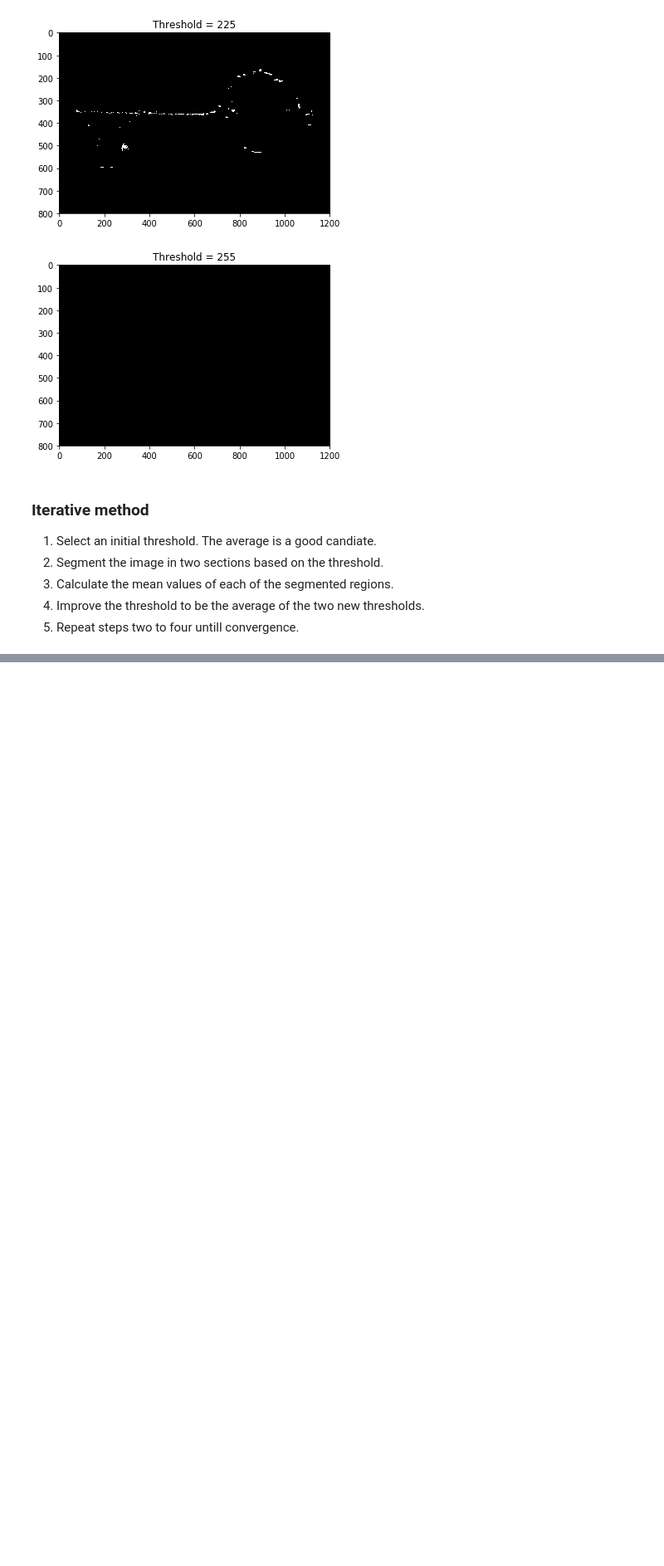
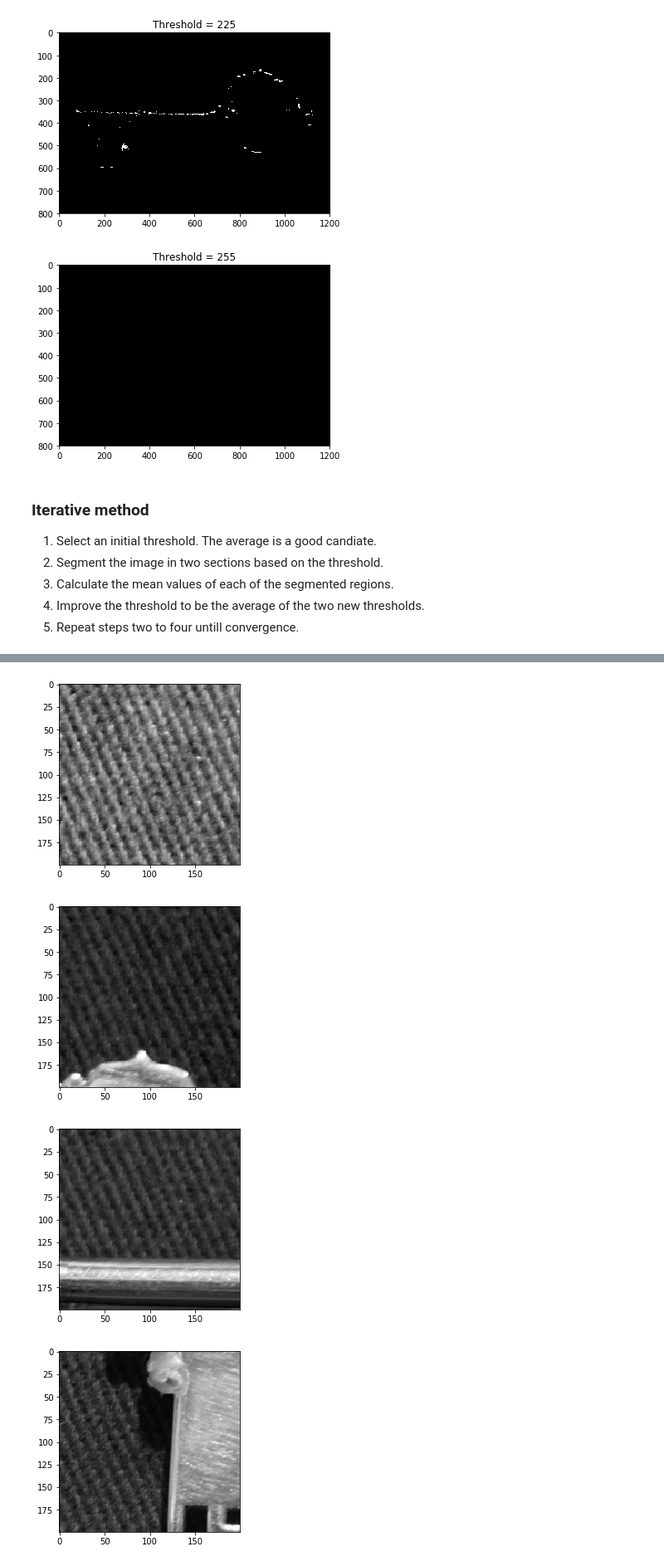
Before and after one commit to pablo-munoz/rasgos-descriptores-reconocimiento, a Jupyter notebook: work/segmentation/segmentation.ipynb, the cells around one changed output, grey strips where cells are left out. Shown at 83% size. Cells and saved outputs as stored; diff of their text form; code cells hidden in the pictures; blank space fills up the shorter version.

Commit message:
Add adaptive method and scorpion image

```diff
--- a/work/segmentation/segmentation.ipynb
+++ b/work/segmentation/segmentation.ipynb
@@ -20,4 +18,5 @@ plt.imshow(image_color)
 <matplotlib.image.AxesImage at 0x...>
 [figure]
 # %%
-plt.imshow(image_data, cmap='gray')
+def show_image_grayscale(image_data, **kwargs):
+    plt.imshow(image_data, cmap='gray', **kwargs)
@@ -129,0 +132,45 @@ plt.imshow(segment_binary(image_data), cmap='gray')
+# %%
+def break_image_into_pieces(image_data):
+    # Find a suitable "step"
+    step_candidates = [200, 100, 50, 20, 16]
+    step = None
+    rows, cols = image_data.shape
+
+    for candidate in step_candidates:
+        if (rows % candidate is 0) and (cols % candidate is 0):
+            step = candidate
+            break
+
+    if not step:
+        print('Could not find a suitable step for breakin up the image.')
+        return
+
+    pieces = []
+    for i in range(rows // step):
+        for j in range(cols // step):
+            pieces.append(image_data[i*step:(i+1)*step,j*step:(j+1)*step])
+
+    return pieces, rows, cols, step
+
+
+def join_image_pieces_into_one(pieces, rows, cols, step):
+    pieces_per_row = cols // step
+    rows = [pieces[i*pieces_per_row:(i+1)*pieces_per_row] for i in range(rows // step)]
+    rows = list(map(np.hstack, rows))
+    return np.vstack(rows)
+
+
+(additive_method_image_pieces,
+ additive_method_num_rows,
+ additive_method_num_cols,
+ additive_method_step) = break_image_into_pieces(image_data)
+
+# slice to only show a few
+for piece in additive_method_image_pieces[0:-1:4]:
+    plt.figure()
+    show_image_grayscale(piece)
+# %% [output]
+[figure, added]
+[figure, added]
+[figure, added]
+[figure, added]
```
Also changed, not shown: parts of 11 cells of this notebook, 1 other file.
